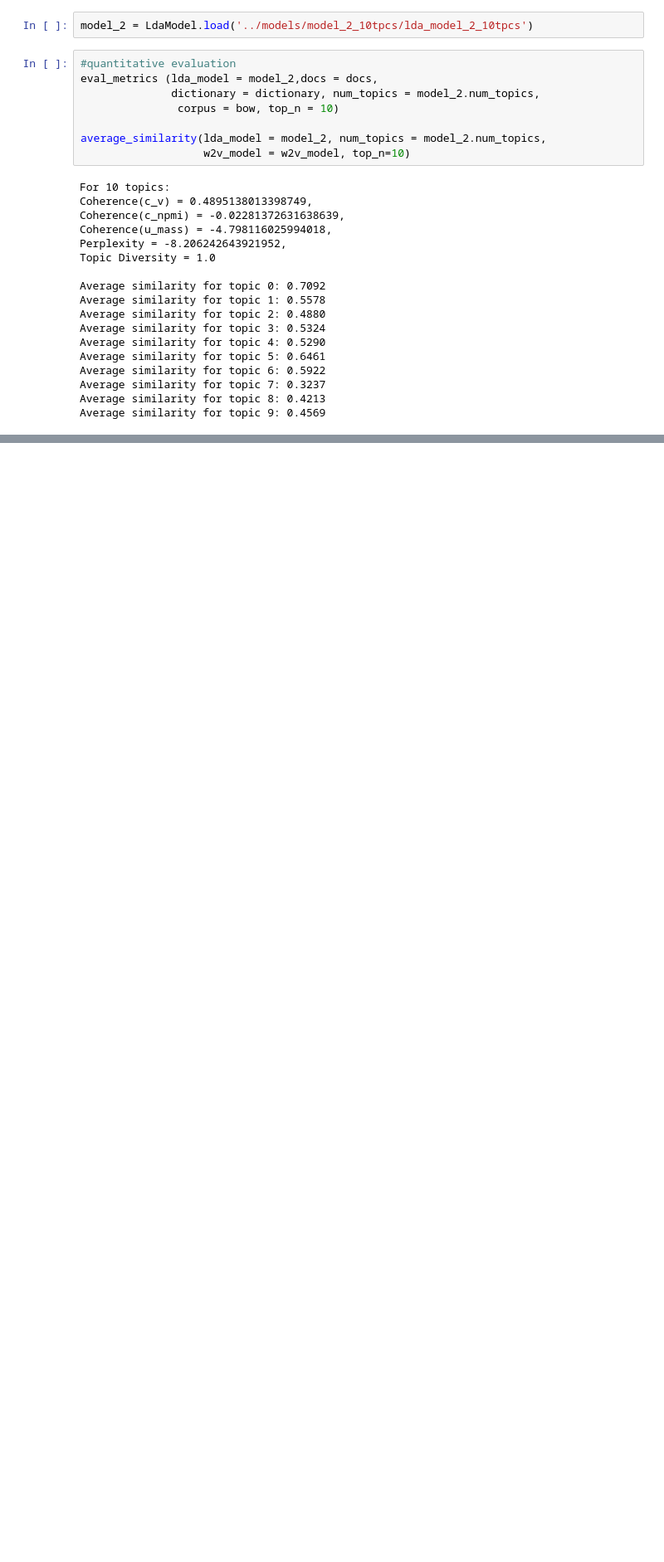
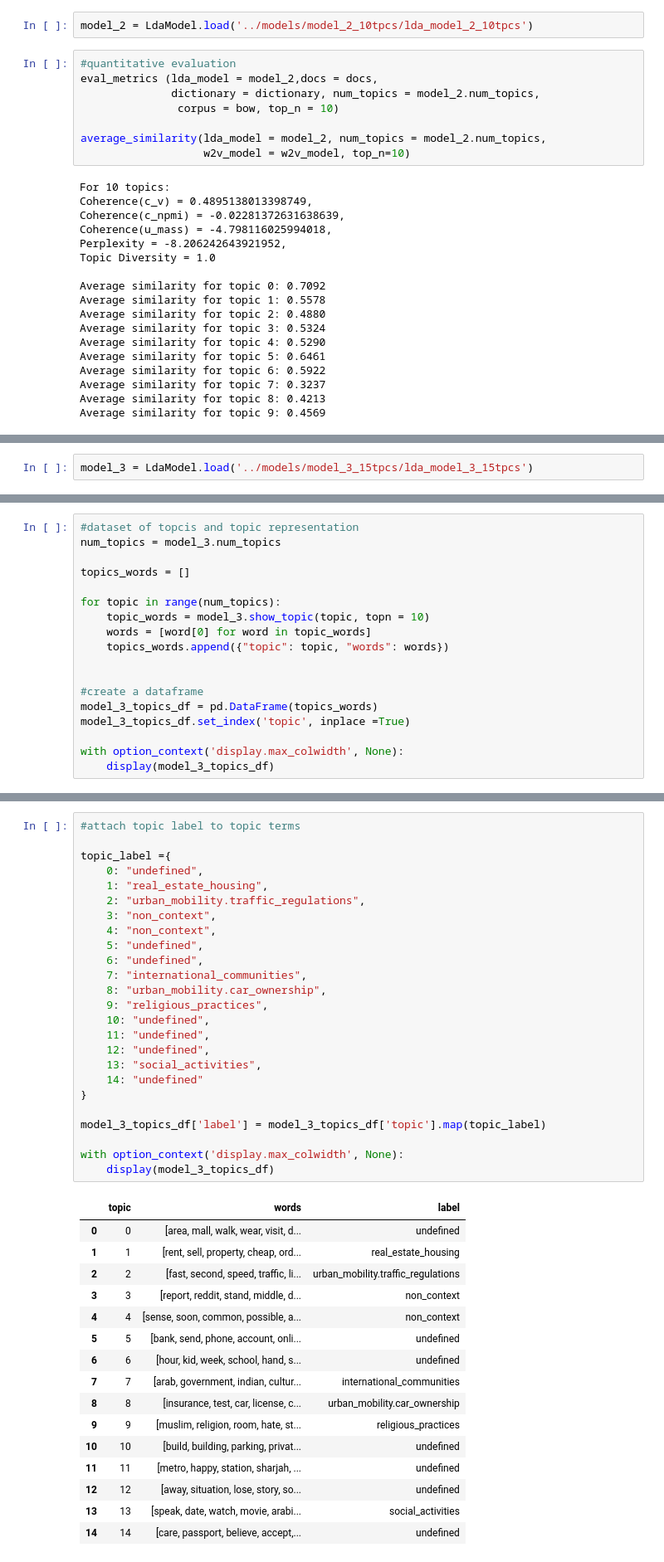
Before and after one commit to luisanomayo/MSc_Thesis_NLP_topic_modelling, a Jupyter notebook: topic_modelling/LDA_models/notebooks/model_evaluations.ipynb, the cells around one changed output, grey strips where cells are left out. Shown at 83% size. Cells and saved outputs as stored; diff of their text form; blank space fills up the shorter version.

```diff
--- a/topic_modelling/LDA_models/notebooks/model_evaluations.ipynb
+++ b/topic_modelling/LDA_models/notebooks/model_evaluations.ipynb
@@ -444,0 +505,2 @@ Index(['text_type', 'ID', 'date_created', 'year', 'long_text', 'clean_text',
+# %%
+model_3 = LdaModel.load('../models/model_3_15tpcs/lda_model_3_15tpcs')
@@ -444,0 +553,18 @@ Index(['text_type', 'ID', 'date_created', 'year', 'long_text', 'clean_text',
+# %%
+#dataset of topcis and topic representation
+num_topics = model_3.num_topics
+
+topics_words = []
+
+for topic in range(num_topics):
+    topic_words = model_3.show_topic(topic, topn = 10)
+    words = [word[0] for word in topic_words]
+    topics_words.append({"topic": topic, "words": words})
+
+
+#create a dataframe
+model_3_topics_df = pd.DataFrame(topics_words)
+model_3_topics_df.set_index('topic', inplace =True)
+
+with option_context('display.max_colwidth', None):
+    display(model_3_topics_df)
@@ -444,0 +607,42 @@ Index(['text_type', 'ID', 'date_created', 'year', 'long_text', 'clean_text',
+# %%
+#attach topic label to topic terms
+
+topic_label ={
+    0: "undefined",
+    1: "real_estate_housing",
+    2: "urban_mobility.traffic_regulations",
+    3: "non_context",
+    4: "non_context",
+    5: "undefined",
+    6: "undefined",
+    7: "international_communities",
+    8: "urban_mobility.car_ownership",
+    9: "religious_practices",
+    10: "undefined",
+    11: "undefined",
+    12: "undefined",
+    13: "social_activities",
+    14: "undefined"
+}
+
+model_3_topics_df['label'] = model_3_topics_df['topic'].map(topic_label)
+
+with option_context('display.max_colwidth', None):
+    display(model_3_topics_df)
+# %% [output]
+|  | topic | words | label |
+| 0 | 0 | [area, mall, walk, wear, visit, d... | undefined |
+| 1 | 1 | [rent, sell, property, cheap, ord... | real_estate_housing |
+| 2 | 2 | [fast, second, speed, traffic, li... | urban_mobility.traffic_regulations |
+| 3 | 3 | [report, reddit, stand, middle, d... | non_context |
+| 4 | 4 | [sense, soon, common, possible, a... | non_context |
+| 5 | 5 | [bank, send, phone, account, onli... | undefined |
+| 6 | 6 | [hour, kid, week, school, hand, s... | undefined |
+| 7 | 7 | [arab, government, indian, cultur... | international_communities |
+| 8 | 8 | [insurance, test, car, license, c... | urban_mobility.car_ownership |
+| 9 | 9 | [muslim, religion, room, hate, st... | religious_practices |
+| 10 | 10 | [build, building, parking, privat... | undefined |
+| 11 | 11 | [metro, happy, station, sharjah, ... | undefined |
+| 12 | 12 | [away, situation, lose, story, so... | undefined |
+| 13 | 13 | [speak, date, watch, movie, arabi... | social_activities |
+| 14 | 14 | [care, passport, believe, accept,... | undefined |
```
Also changed, not shown: parts of 30 cells of this notebook.
